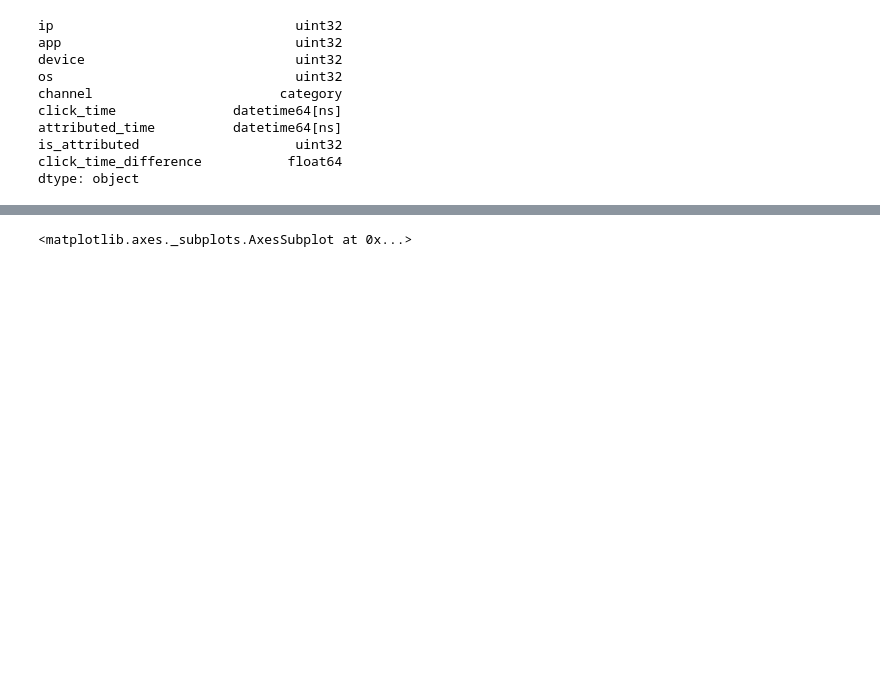
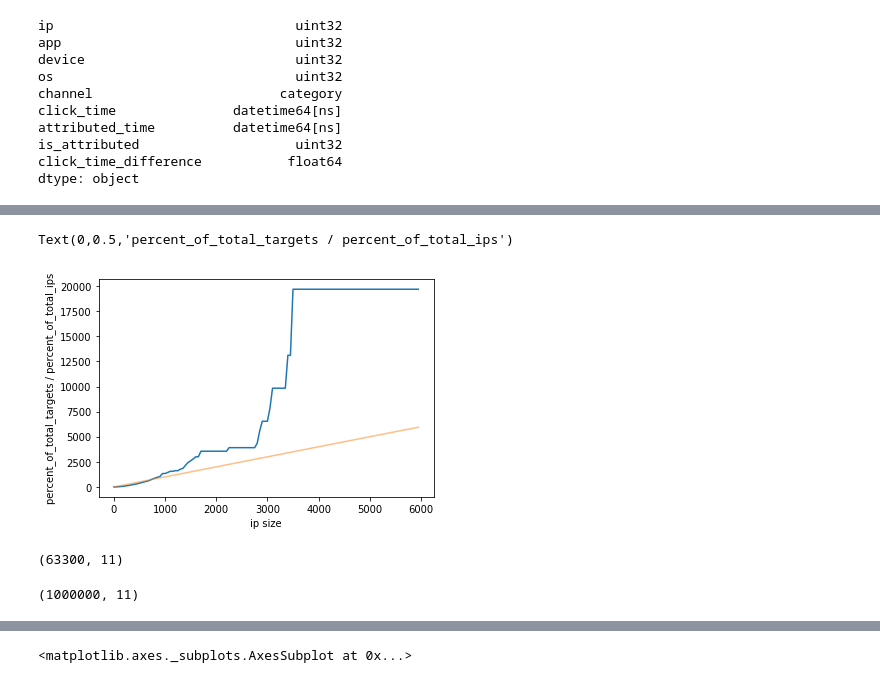
Before and after one commit to Barstad/kaggle_comp, a Jupyter notebook: eda/sample_eda.ipynb, the cells around one changed output, grey strips where cells are left out. Drawn from its saved outputs; the diff is of its cells as text; code cells hidden in the pictures; blank space fills up the shorter version.

```diff
--- a/eda/sample_eda.ipynb
+++ b/eda/sample_eda.ipynb
@@ -284,0 +336,26 @@ df.is_attributed.value_counts()
+# %%
+l = []
+total_targets = df.is_attributed.sum()
+total_ips = df.ip.nunique()
+for i in range(0,6000,50):
+    percentage_of_targets = df[df.ip_size < i].is_attributed.sum() / total_targets
+    percentage_of_total = df[df.ip_size > i].ip.nunique() / total_ips
+    l.append(percentage_of_targets / percentage_of_total)
+# %%
+plt.plot(list(range(0,6000,50)), l)
+plt.plot(list(range(0,6000,50)), list(range(0,6000,50)), alpha = 0.5)
+plt.xlabel('ip size')
+plt.ylabel('percent_of_total_targets / percent_of_total_ips')
+
+# plt.xlim(-5,1000)
+# %% [output]
+Text(0,0.5,'percent_of_total_targets / percent_of_total_ips')
+[figure, added]
+# %%
+df[df.ip_size > 1000].shape
+# %% [output]
+(63300, 11)
+# %%
+df.shape
+# %% [output]
+(1000000, 11)
```
Also changed, not shown: parts of 28 cells of this notebook.
